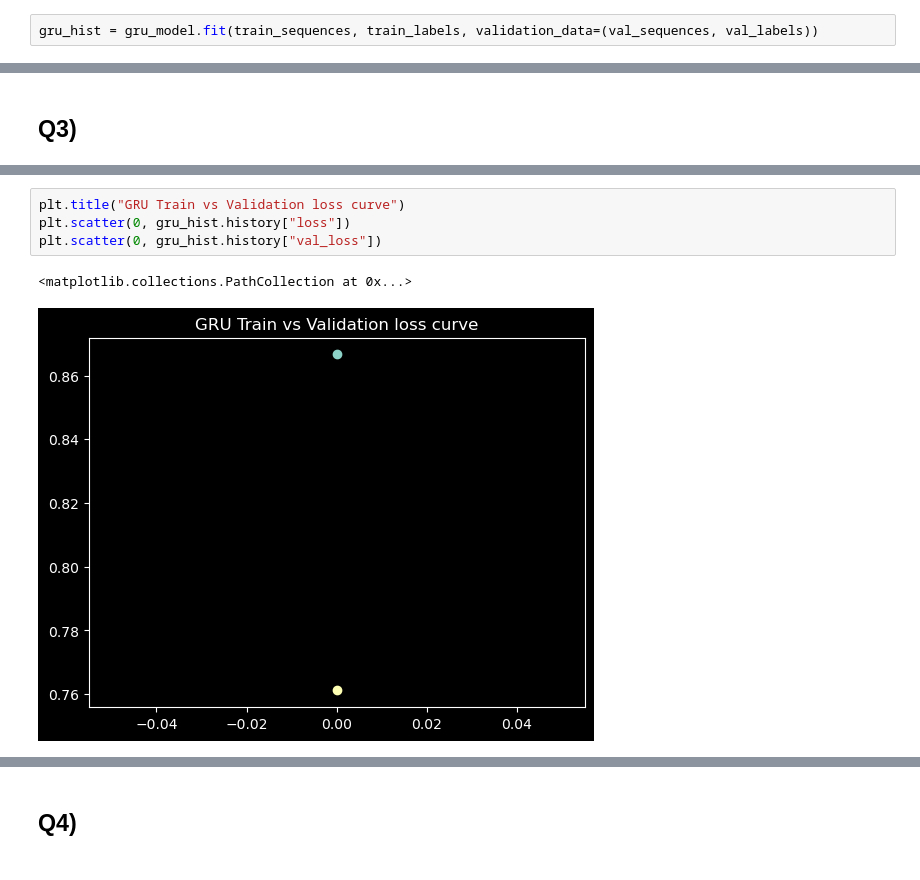
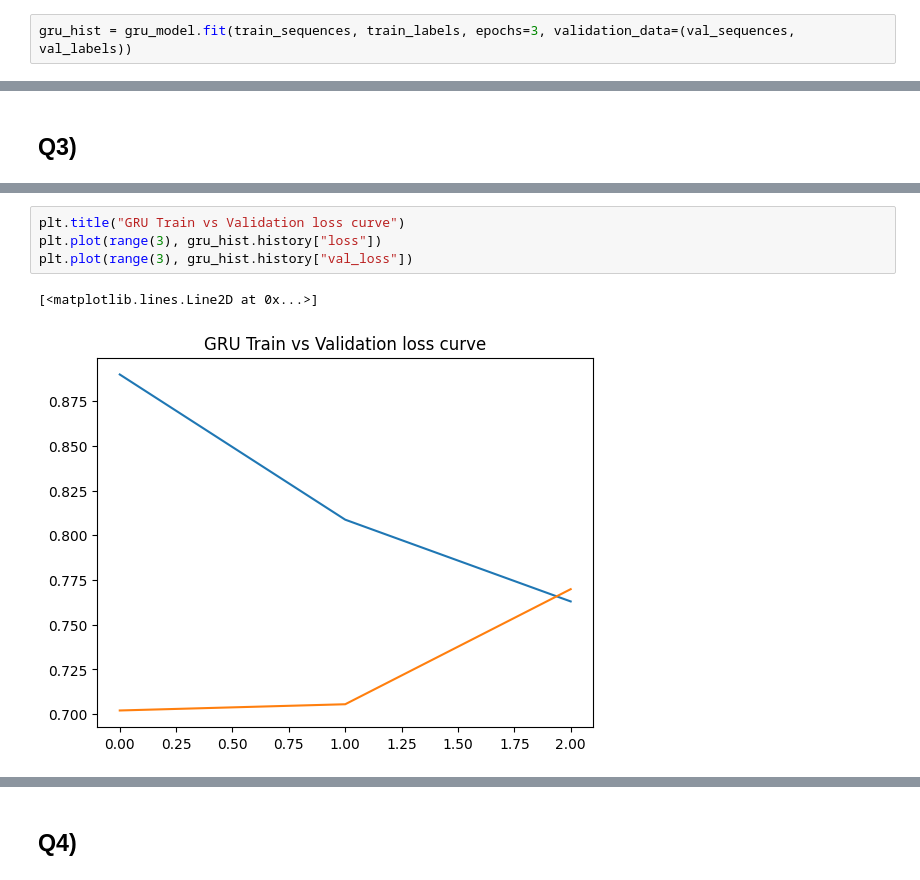
Before and after one commit to dhzdhd/DSE, a Jupyter notebook: Year 3/Semester 5/DL lab/Week 6/W6.ipynb, the cells around one changed output, grey strips where cells are left out. Saved outputs shown, nothing was run; the diff lists cells and outputs as text.

```diff
--- a/Year 3/Semester 5/DL lab/Week 6/W6.ipynb
+++ b/Year 3/Semester 5/DL lab/Week 6/W6.ipynb
@@ -285,3 +373,3 @@ _________________________________________________________________
 # %%
-gru_hist = gru_model.fit(train_sequences, train_labels, validation_data=(val_sequences, val_labels))
+gru_hist = gru_model.fit(train_sequences, train_labels, epochs=3, validation_data=(val_sequences, val_labels))
 # %% [output]
@@ -336,7 +522,7 @@ plt.scatter(0, lstm_hist.history["val_loss"])
 # %%
 plt.title("GRU Train vs Validation loss curve")
-plt.scatter(0, gru_hist.history["loss"])
-plt.scatter(0, gru_hist.history["val_loss"])
+plt.plot(range(3), gru_hist.history["loss"])
+plt.plot(range(3), gru_hist.history["val_loss"])
 # %% [output]
-<matplotlib.collections.PathCollection at 0x...>
+[<matplotlib.lines.Line2D at 0x...>]
-[figure, old version]
+[figure, new version]
```
Also changed, not shown: parts of 17 cells of this notebook, 5 other files.
